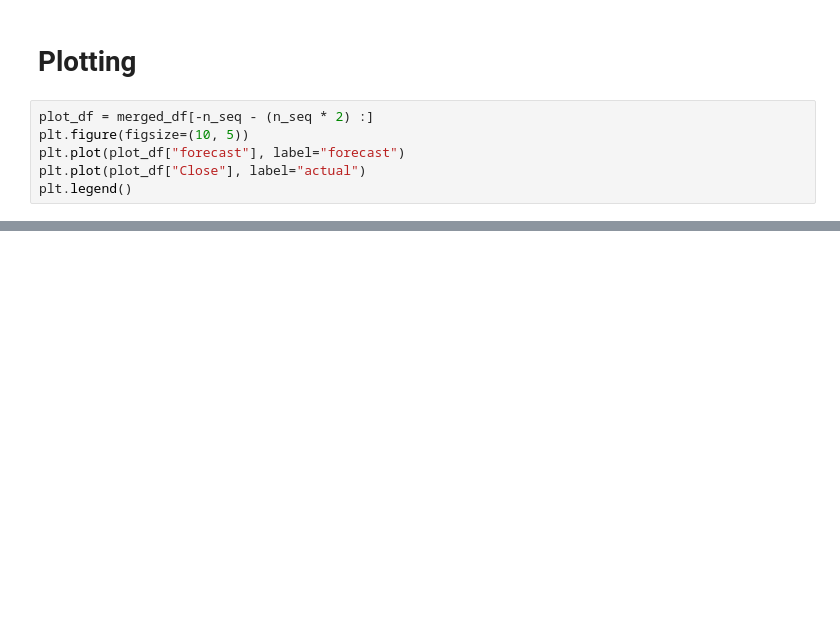
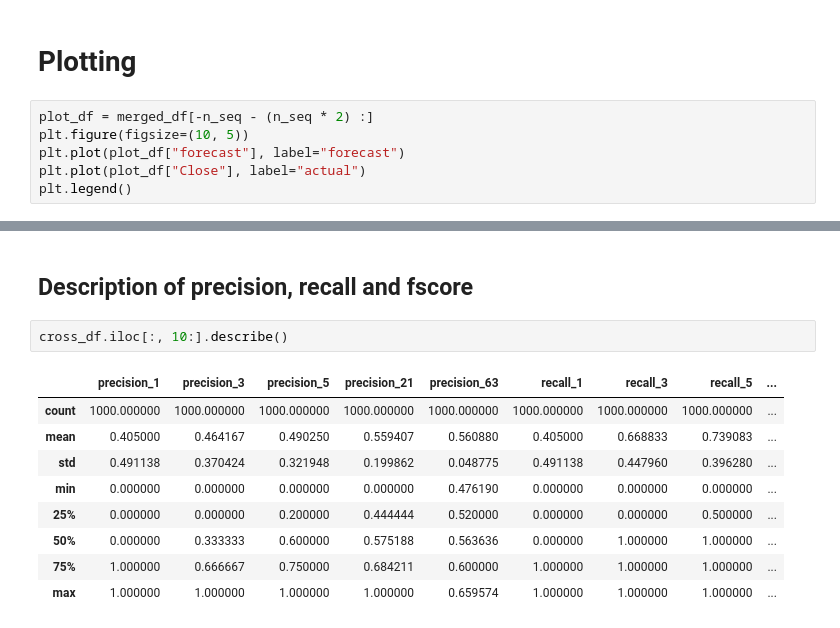
Before and after one commit to ulrikson/statistics-thesis, a Jupyter notebook: lstm2.ipynb, the cells around one changed output, grey strips where cells are left out. Saved outputs shown, nothing was run; the diff lists cells and outputs as text; blank space fills up the shorter version.

```diff
--- a/lstm2.ipynb
+++ b/lstm2.ipynb
@@ -379,0 +491,14 @@ cross_df.describe()
+# %% [markdown]
+## Description of precision, recall and fscore
+# %%
+cross_df.iloc[:, 10:].describe()
+# %% [output]
+|  | precision_1 | precision_3 | precision_5 | precision_21 | precision_63 | recall_1 | recall_3 | recall_5 | ... |
+| count | 1000.000000 | 1000.000000 | 1000.000000 | 1000.000000 | 1000.000000 | 1000.000000 | 1000.000000 | 1000.000000 | ... |
+| mean | 0.405000 | 0.464167 | 0.490250 | 0.559407 | 0.560880 | 0.405000 | 0.668833 | 0.739083 | ... |
+| std | 0.491138 | 0.370424 | 0.321948 | 0.199862 | 0.048775 | 0.491138 | 0.447960 | 0.396280 | ... |
+| min | 0.000000 | 0.000000 | 0.000000 | 0.000000 | 0.476190 | 0.000000 | 0.000000 | 0.000000 | ... |
+| 25% | 0.000000 | 0.000000 | 0.200000 | 0.444444 | 0.520000 | 0.000000 | 0.000000 | 0.500000 | ... |
+| 50% | 0.000000 | 0.333333 | 0.600000 | 0.575188 | 0.563636 | 0.000000 | 1.000000 | 1.000000 | ... |
+| 75% | 1.000000 | 0.666667 | 0.750000 | 0.684211 | 0.600000 | 1.000000 | 1.000000 | 1.000000 | ... |
+| max | 1.000000 | 1.000000 | 1.000000 | 1.000000 | 0.659574 | 1.000000 | 1.000000 | 1.000000 | ... |
```
Also changed, not shown: parts of 16 cells of this notebook, 3 other files.
